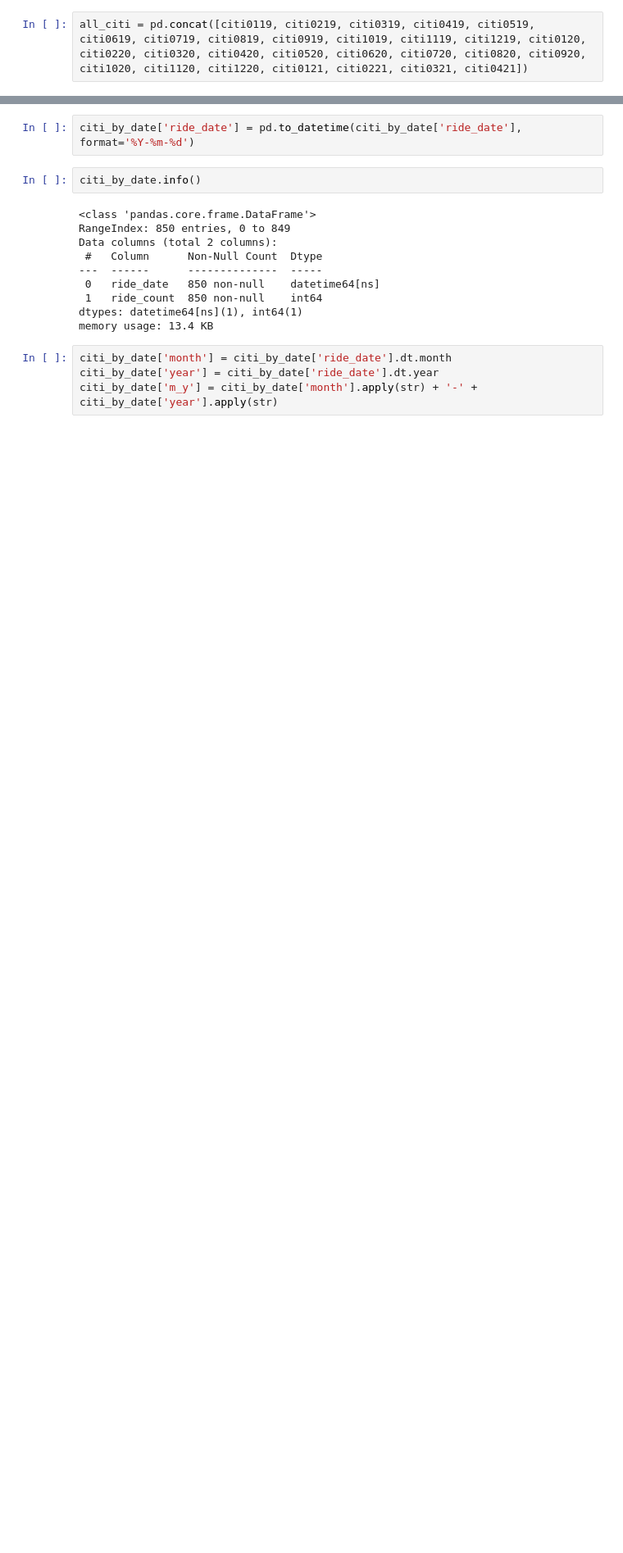
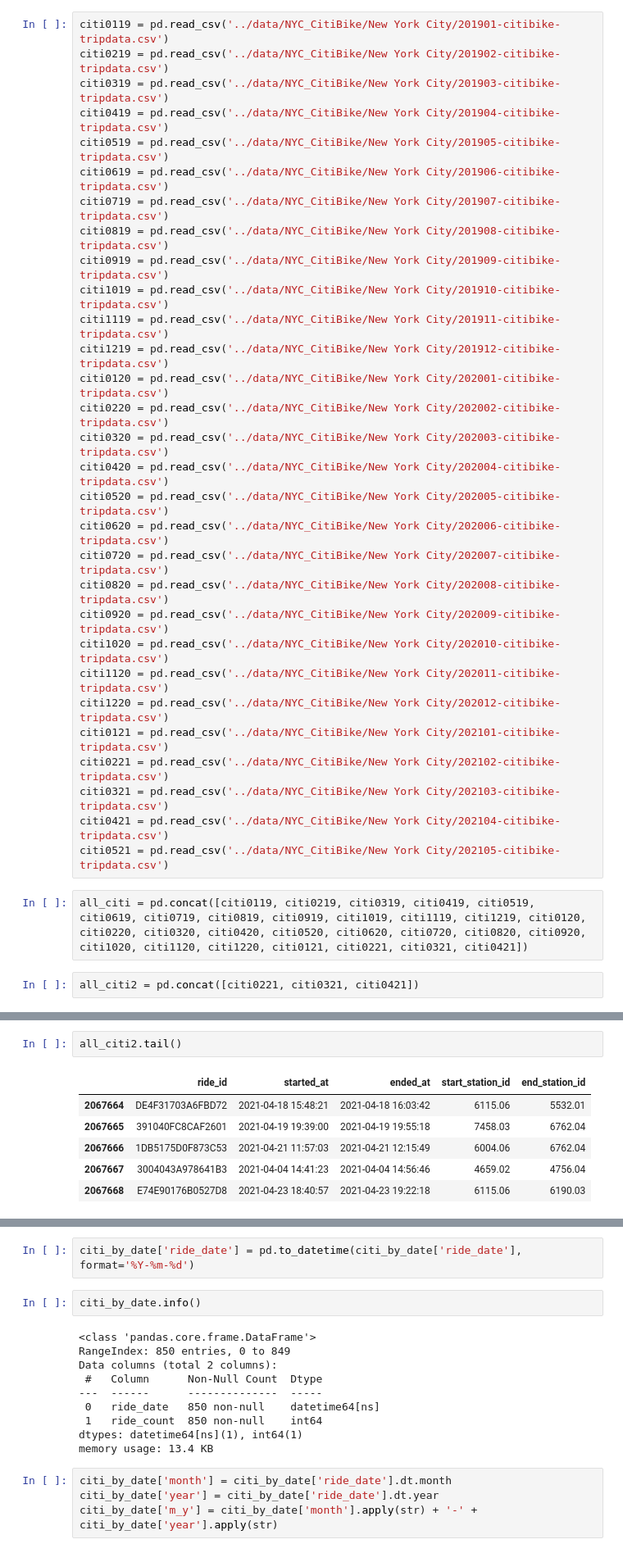
Before and after one commit to richietownsend/bike-share-use-and-covid-19, a Jupyter notebook: notebooks/NYC.ipynb, the cells around one changed output, grey strips where cells are left out. Shown: that part at 82% size. Cells and saved outputs as stored; diff of their text form; blank space fills up the shorter version.

```diff
--- a/notebooks/NYC.ipynb
+++ b/notebooks/NYC.ipynb
@@ -65,3 +98,35 @@ citi0920 = pd.read_csv('../data/NYC_CitiBike/JC-202009-citibike-tripdata.csv')
+# %%
+citi0119 = pd.read_csv('../data/NYC_CitiBike/New York City/201901-citibike-tripdata.csv')
+citi0219 = pd.read_csv('../data/NYC_CitiBike/New York City/201902-citibike-tripdata.csv')
+citi0319 = pd.read_csv('../data/NYC_CitiBike/New York City/201903-citibike-tripdata.csv')
+citi0419 = pd.read_csv('../data/NYC_CitiBike/New York City/201904-citibike-tripdata.csv')
+citi0519 = pd.read_csv('../data/NYC_CitiBike/New York City/201905-citibike-tripdata.csv')
+citi0619 = pd.read_csv('../data/NYC_CitiBike/New York City/201906-citibike-tripdata.csv')
+citi0719 = pd.read_csv('../data/NYC_CitiBike/New York City/201907-citibike-tripdata.csv')
+citi0819 = pd.read_csv('../data/NYC_CitiBike/New York City/201908-citibike-tripdata.csv')
+citi0919 = pd.read_csv('../data/NYC_CitiBike/New York City/201909-citibike-tripdata.csv')
+citi1019 = pd.read_csv('../data/NYC_CitiBike/New York City/201910-citibike-tripdata.csv')
+citi1119 = pd.read_csv('../data/NYC_CitiBike/New York City/201911-citibike-tripdata.csv')
+citi1219 = pd.read_csv('../data/NYC_CitiBike/New York City/201912-citibike-tripdata.csv')
+citi0120 = pd.read_csv('../data/NYC_CitiBike/New York City/202001-citibike-tripdata.csv')
+citi0220 = pd.read_csv('../data/NYC_CitiBike/New York City/202002-citibike-tripdata.csv')
+citi0320 = pd.read_csv('../data/NYC_CitiBike/New York City/202003-citibike-tripdata.csv')
+citi0420 = pd.read_csv('../data/NYC_CitiBike/New York City/202004-citibike-tripdata.csv')
+citi0520 = pd.read_csv('../data/NYC_CitiBike/New York City/202005-citibike-tripdata.csv')
+citi0620 = pd.read_csv('../data/NYC_CitiBike/New York City/202006-citibike-tripdata.csv')
+citi0720 = pd.read_csv('../data/NYC_CitiBike/New York City/202007-citibike-tripdata.csv')
+citi0820 = pd.read_csv('../data/NYC_CitiBike/New York City/202008-citibike-tripdata.csv')
+citi0920 = pd.read_csv('../data/NYC_CitiBike/New York City/202009-citibike-tripdata.csv')
+citi1020 = pd.read_csv('../data/NYC_CitiBike/New York City/202010-citibike-tripdata.csv')
+citi1120 = pd.read_csv('../data/NYC_CitiBike/New York City/202011-citibike-tripdata.csv')
+citi1220 = pd.read_csv('../data/NYC_CitiBike/New York City/202012-citibike-tripdata.csv')
+citi0121 = pd.read_csv('../data/NYC_CitiBike/New York City/202101-citibike-tripdata.csv')
+citi0221 = pd.read_csv('../data/NYC_CitiBike/New York City/202102-citibike-tripdata.csv')
+citi0321 = pd.read_csv('../data/NYC_CitiBike/New York City/202103-citibike-tripdata.csv')
+citi0421 = pd.read_csv('../data/NYC_CitiBike/New York City/202104-citibike-tripdata.csv')
+citi0521 = pd.read_csv('../data/NYC_CitiBike/New York City/202105-citibike-tripdata.csv')
 # %%
 all_citi = pd.concat([citi0119, citi0219, citi0319, citi0419, citi0519, citi0619, citi0719, citi0819, citi0919, citi1019, citi1119, citi1219, citi0120, citi0220, citi0320, citi0420, citi0520, citi0620, citi0720, citi0820, citi0920, citi1020, citi1120, citi1220, citi0121, citi0221, citi0321, citi0421])
+# %%
+all_citi2 = pd.concat([citi0221, citi0321, citi0421])
 # %%
@@ -87,2 +200,11 @@ memory usage: 97.4+ MB
+# %%
+all_citi2.tail()
+# %% [output]
+|  | ride_id | started_at | ended_at | start_station_id | end_station_id |
+| 2067664 | DE4F31703A6FBD72 | 2021-04-18 15:48:21 | 2021-04-18 16:03:42 | 6115.06 | 5532.01 |
+| 2067665 | 391040FC8CAF2601 | 2021-04-19 19:39:00 | 2021-04-19 19:55:18 | 7458.03 | 6762.04 |
+| 2067666 | 1DB5175D0F873C53 | 2021-04-21 11:57:03 | 2021-04-21 12:15:49 | 6004.06 | 6762.04 |
+| 2067667 | 3004043A978641B3 | 2021-04-04 14:41:23 | 2021-04-04 14:56:46 | 4659.02 | 4756.04 |
+| 2067668 | E74E90176B0527D8 | 2021-04-23 18:40:57 | 2021-04-23 19:22:18 | 6115.06 | 6190.03 |
 # %%
 all_citi = all_citi[['bikeid', 'starttime', 'stoptime', 'start station id', 'end station id']]
```
Also changed, not shown: parts of 26 cells of this notebook, 3 other files.
